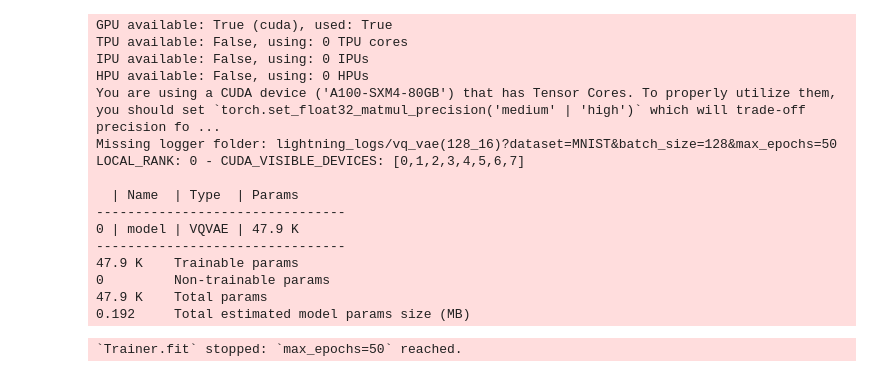
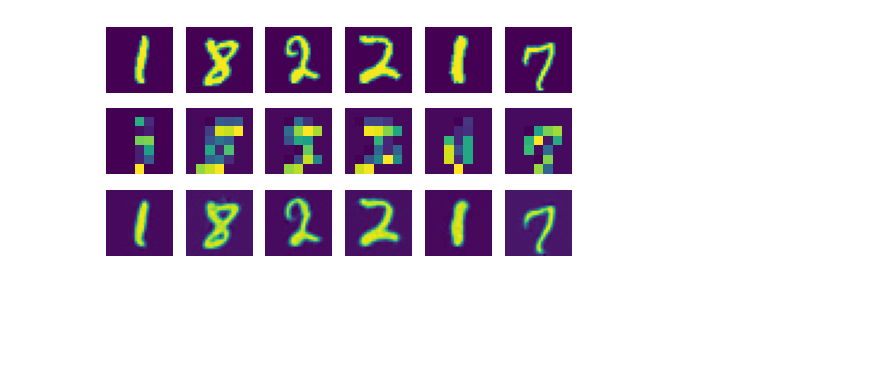
Before and after one commit to EdvardsZ/MastersThesis, a Jupyter notebook: src/vq_vae.ipynb, the cells around one changed output. Drawn from its saved outputs; the diff is of its cells as text; code cells hidden in the pictures; blank space fills up the shorter version.

```diff
--- a/src/vq_vae.ipynb
+++ b/src/vq_vae.ipynb
@@ -14 +42,8 @@ model_name = get_model_name(config)
+# %%
+model = ModelTrainer.load_model_checkpoint(model_name)
+
+from plotting import plot_samples_with_reconstruction_and_indices
+plot_samples_with_reconstruction_and_indices(model, next(iter(test_loader)))
+# %% [output]
+[figure, added]
 # %%
@@ -41,26 +90,0 @@ class VAETrainer(BaseModule):
-# %%
-model = VAETrainer(**config['model_params'])
-
-from trainers import SuperTrainer
-trainer = SuperTrainer(**config['trainer_params'], model_name=model_name)
-trainer.fit(model, train_loader, val_loader)
-#save
-trainer.save_model_checkpoint()
-# %% [output]
-GPU available: True (cuda), used: True
-TPU available: False, using: 0 TPU cores
-IPU available: False, using: 0 IPUs
-HPU available: False, using: 0 HPUs
-You are using a CUDA device ('A100-SXM4-80GB') that has Tensor Cores. To properly utilize them, you should set `torch.set_float32_matmul_precision('medium' | 'high')` which will trade-off precision fo ...
-Missing logger folder: lightning_logs/vq_vae(128_16)?dataset=MNIST&batch_size=128&max_epochs=50
-LOCAL_RANK: 0 - CUDA_VISIBLE_DEVICES: [0,1,2,3,4,5,6,7]
-
-  | Name  | Type  | Params
---------------------------------
-0 | model | VQVAE | 47.9 K
---------------------------------
-47.9 K    Trainable params
-0         Non-trainable params
-47.9 K    Total params
-0.192     Total estimated model params size (MB)
-`Trainer.fit` stopped: `max_epochs=50` reached.
```
Also changed, not shown: parts of 6 cells of this notebook, 9 other files.
